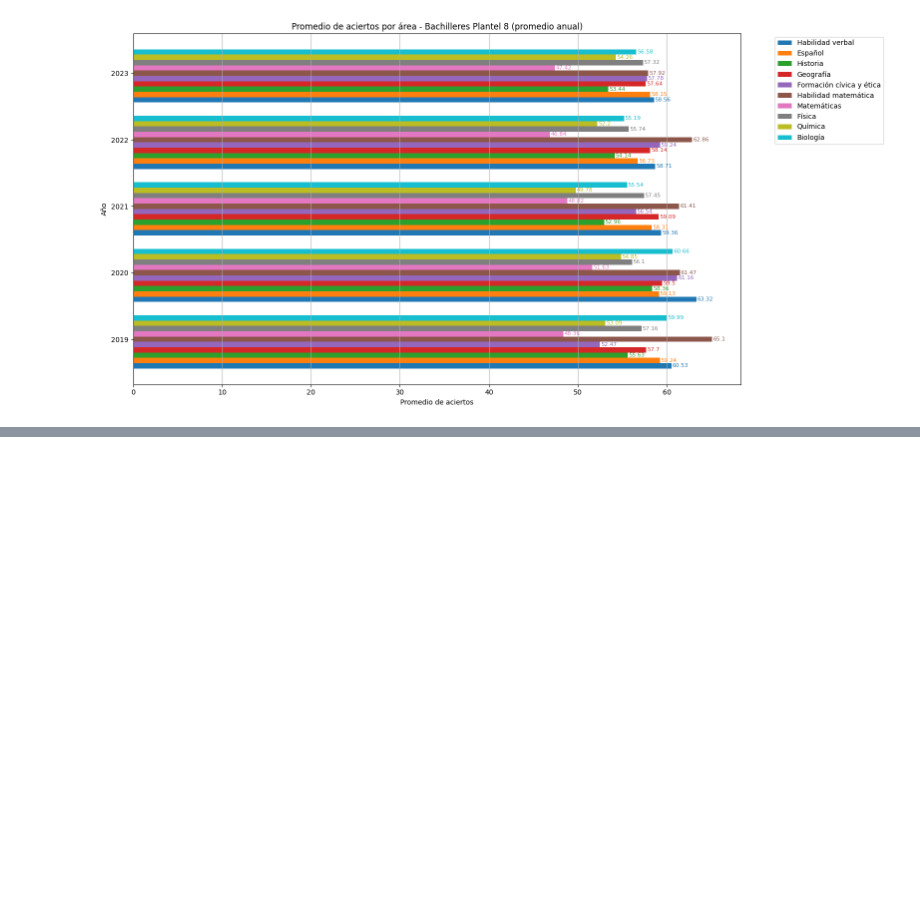
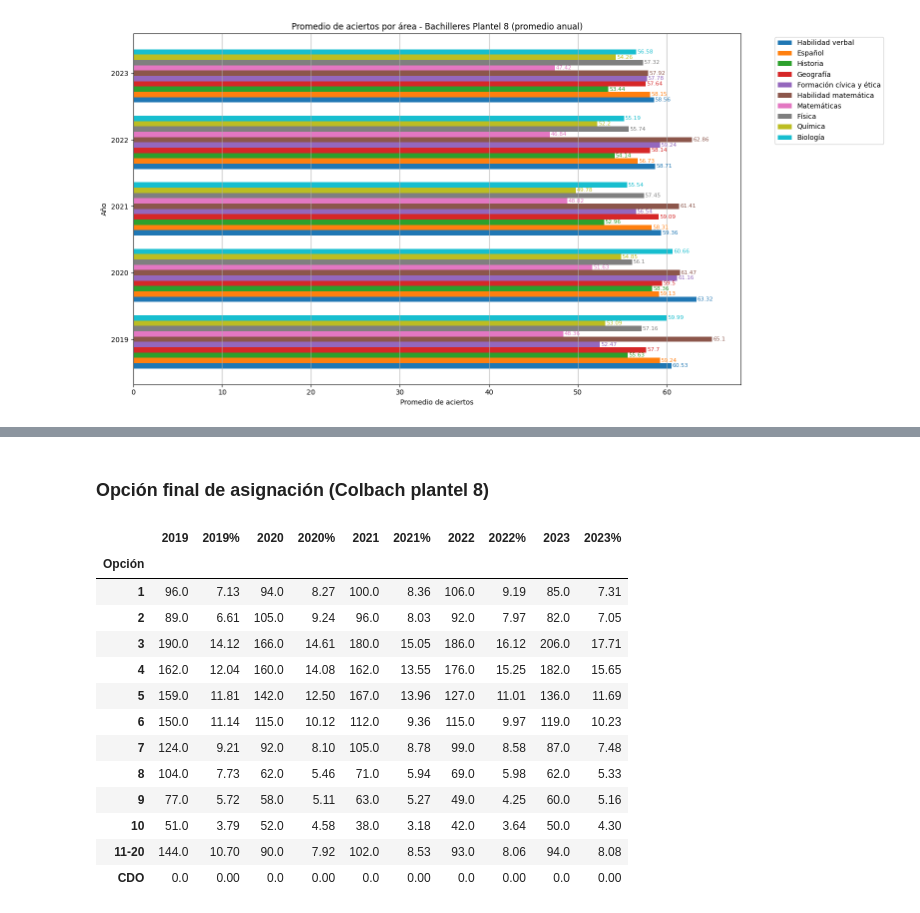
Before and after one commit to socialdataibero/SDI_07_Comipems, a Jupyter notebook: Comipems_Data.ipynb, the cells around one changed output, grey strips where cells are left out. Cells and saved outputs as stored; diff of their text form; code cells hidden in the pictures; blank space fills up the shorter version.

```diff
--- a/Comipems_Data.ipynb
+++ b/Comipems_Data.ipynb
@@ -2107,0 +2259,76 @@ plt.show()
+# %% [markdown]
+### Opción final de asignación (Colbach plantel 8)
+# %%
+resultados = []
+
+for año in colbach8['AÑO'].unique():
+    colbach_año = colbach8[colbach8['AÑO'] == año].copy()
+    total = len(colbach_año)
+    if total == 0:
+        continue  # evitar división por cero
+
+    # Conteo por NOPC_FIN
+    conteo = colbach_año['NOPC_FIN'].value_counts().sort_index()
+    conteo.index = conteo.index.astype(int)
+
+    porcentajes = (conteo / total) * 100
+
+    resumen = pd.DataFrame({
+        'Cantidad': conteo,
+        'Porcentaje': porcentajes
+    })
+
+    # Filtrar 1–10
+    resumen_1_10 = resumen[(resumen.index >= 1) & (resumen.index <= 10)]
+
+    # Agrupar 11–20 en una sola fila
+    count_11_20 = resumen[(resumen.index >= 11) & (resumen.index <= 20)]['Cantidad'].sum()
+    pct_11_20 = (count_11_20 / total) * 100
+    fila_11_20 = pd.DataFrame({'Cantidad': [count_11_20], 'Porcentaje': [pct_11_20]}, index=['11-20'])
+
+    # Fila CDO
+    cdo_count = (colbach_año['EXPL_ASI'] == 'CDO').sum()
+    cdo_pct = (cdo_count / total) * 100
+    fila_cdo = pd.DataFrame({'Cantidad': [cdo_count], 'Porcentaje': [cdo_pct]}, index=['CDO'])
+
+    resumen_final = pd.concat([resumen_1_10, fila_11_20, fila_cdo])
+    resumen_final['Porcentaje'] = resumen_final['Porcentaje'].round(2)
+
+    resumen_final = resumen_final.reset_index().rename(columns={'index': 'Opción'})
+    resumen_final['AÑO'] = año
+    resultados.append(resumen_final)
+
+
+tabla = pd.concat(resultados)
+
+datos_agrupados = tabla.pivot(index='Opción', columns='AÑO', values=['Cantidad', 'Porcentaje'])
+
+cols = []
+for año in sorted(colbach['AÑO'].unique()):
+    cols.append(('Cantidad', año))
+    cols.append(('Porcentaje', año))
+datos_agrupados = datos_agrupados[cols]
+
+
+datos_agrupados.columns = [f"{año}" if tipo == 'Cantidad' else f"{año}%"
+                       for tipo, año in datos_agrupados.columns]
+
+
+datos_agrupados.to_csv("Tablas/1.13.2 OpcionAsignadaCol8",index=False)
+
+datos_agrupados
+# %% [output]
+|  | 2019 | 2019% | 2020 | 2020% | 2021 | 2021% | 2022 | 2022% | 2023 | 2023% |
+| Opción |  |  |  |  |  |  |  |  |  |  |
+| 1 | 96.0 | 7.13 | 94.0 | 8.27 | 100.0 | 8.36 | 106.0 | 9.19 | 85.0 | 7.31 |
+| 2 | 89.0 | 6.61 | 105.0 | 9.24 | 96.0 | 8.03 | 92.0 | 7.97 | 82.0 | 7.05 |
+| 3 | 190.0 | 14.12 | 166.0 | 14.61 | 180.0 | 15.05 | 186.0 | 16.12 | 206.0 | 17.71 |
+| 4 | 162.0 | 12.04 | 160.0 | 14.08 | 162.0 | 13.55 | 176.0 | 15.25 | 182.0 | 15.65 |
+| 5 | 159.0 | 11.81 | 142.0 | 12.50 | 167.0 | 13.96 | 127.0 | 11.01 | 136.0 | 11.69 |
+| 6 | 150.0 | 11.14 | 115.0 | 10.12 | 112.0 | 9.36 | 115.0 | 9.97 | 119.0 | 10.23 |
+| 7 | 124.0 | 9.21 | 92.0 | 8.10 | 105.0 | 8.78 | 99.0 | 8.58 | 87.0 | 7.48 |
+| 8 | 104.0 | 7.73 | 62.0 | 5.46 | 71.0 | 5.94 | 69.0 | 5.98 | 62.0 | 5.33 |
+| 9 | 77.0 | 5.72 | 58.0 | 5.11 | 63.0 | 5.27 | 49.0 | 4.25 | 60.0 | 5.16 |
+| 10 | 51.0 | 3.79 | 52.0 | 4.58 | 38.0 | 3.18 | 42.0 | 3.64 | 50.0 | 4.30 |
+| 11-20 | 144.0 | 10.70 | 90.0 | 7.92 | 102.0 | 8.53 | 93.0 | 8.06 | 94.0 | 8.08 |
+| CDO | 0.0 | 0.00 | 0.0 | 0.00 | 0.0 | 0.00 | 0.0 | 0.00 | 0.0 | 0.00 |
```
Also changed, not shown: parts of 4 cells of this notebook, 3 other files.
